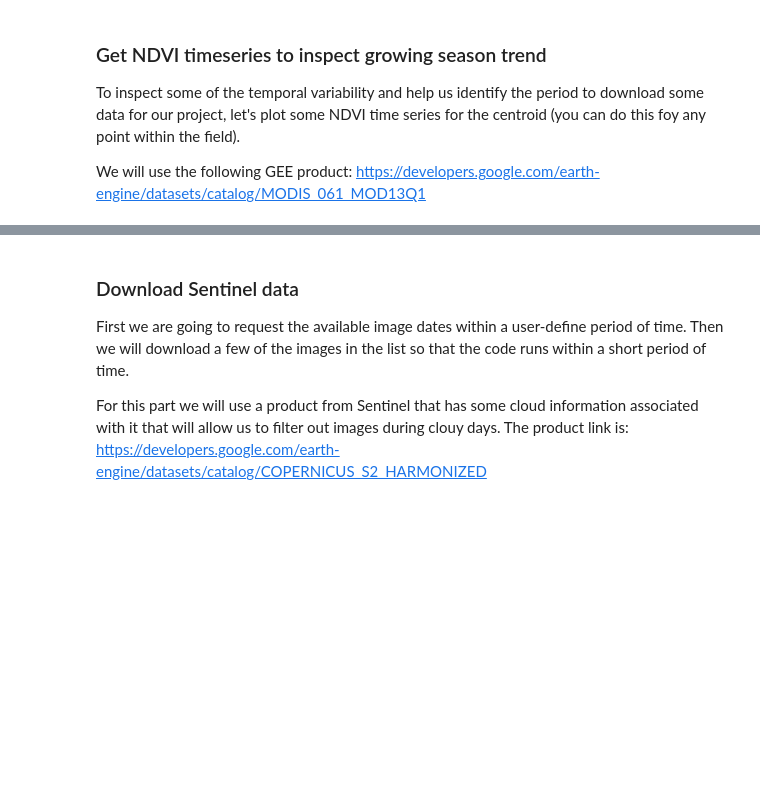
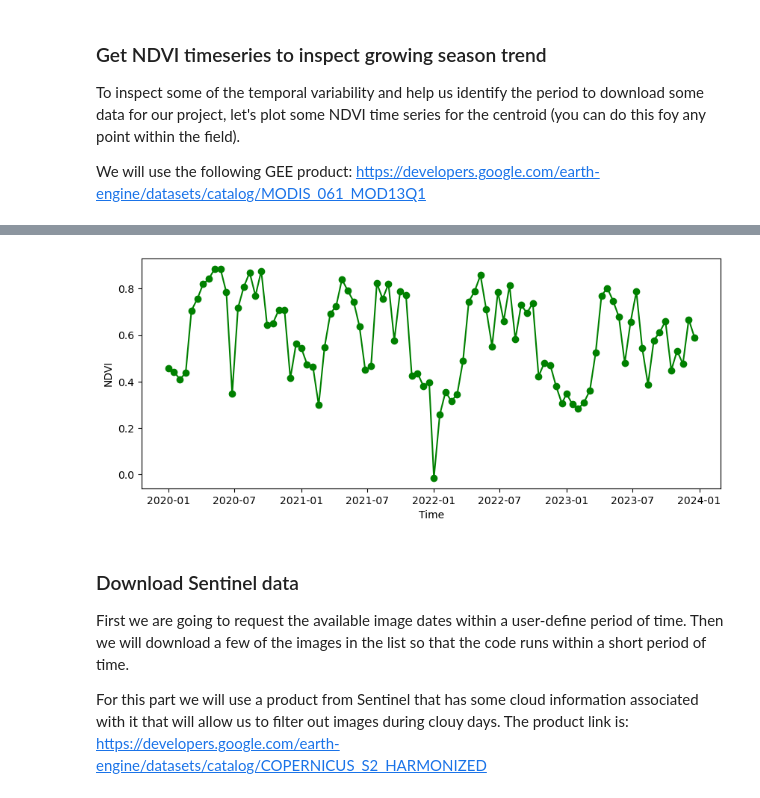
Before and after one commit to soilwater/precisionag-workshop-2024, a Jupyter notebook: mz_notebook_to_do.ipynb, the cells around one changed output, grey strips where cells are left out. Cells and saved outputs as stored; diff of their text form; code cells hidden in the pictures; blank space fills up the shorter version.

```diff
--- a/mz_notebook_to_do.ipynb
+++ b/mz_notebook_to_do.ipynb
@@ -113,5 +143,7 @@ To inspect some of the temporal variability and help us identify the period to d
 We will use the following GEE product: https://developers.google.com/earth-engine/datasets/catalog/MODIS_061_MOD13Q1
 # %%
 # Define start and end dates
-start_date =
-end_date =
+start_date = '2020-01-01'
+end_date = '2023-12-31'
+
+#type(start_date)
@@ -118,2 +152,8 @@ end_date =
 # %%
 # Get collection for Modis-Terra 16-day composite at 250-meter resolution
+terra = ee.ImageCollection('MODIS/061/MOD13Q1').filterDate(start_date, end_date)
+ndvi = terra.select('NDVI')
+poi_ndvi = ndvi.getRegion(roi.centroid(), scale=250).getInfo()
+df_poi_ndvi = array_to_df(poi_ndvi)
+
+df_poi_ndvi.head(5)
@@ -120,5 +167,16 @@ end_date =
 # %%
 # Convert array into dataframe
+plt.figure(figsize=(10,4))
+plt.plot(df_poi_ndvi['time'],
+         df_poi_ndvi['NDVI']*0.0001,
+         linestyle='-',
+         marker='o', # circular marker
+         color='green')
+plt.xlabel('Time')
+plt.ylabel('NDVI')
+plt.show()
+# %% [output]
+[figure, added]
 # %%
 # Create figure to visualize time series
 # %% [markdown]
```
Also changed, not shown: parts of 13 cells of this notebook, 27 other files.
